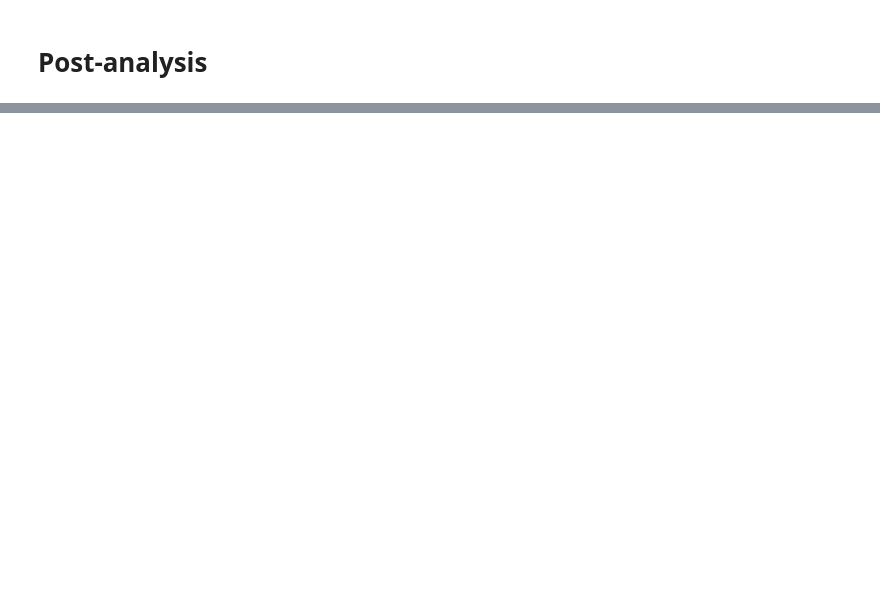
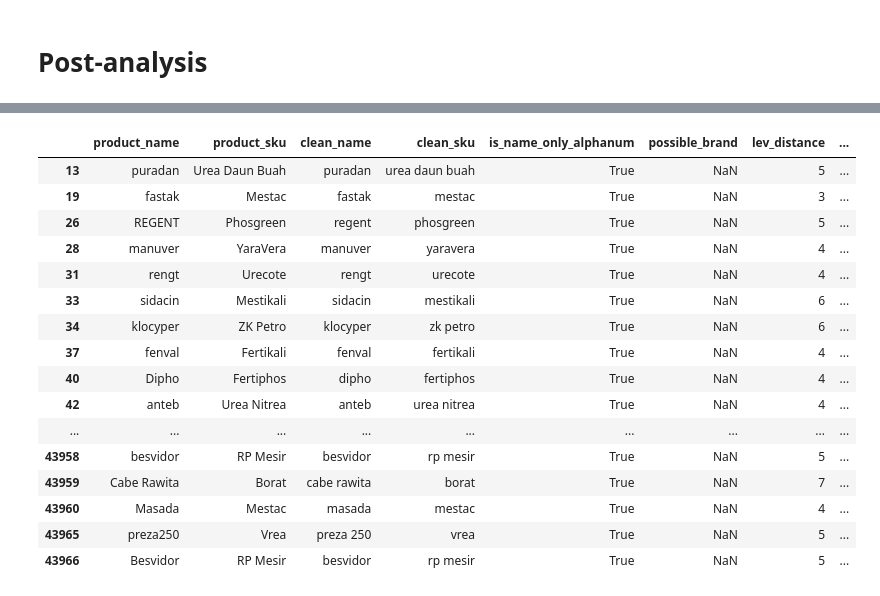
Before and after one commit to hyperforest/dsw-party-parrot, a Jupyter notebook: notebook-01.ipynb, the cells around one changed output, grey strips where cells are left out. Drawn from its saved outputs; the diff is of its cells as text; code cells hidden in the pictures; blank space fills up the shorter version.

```diff
--- a/notebook-01.ipynb
+++ b/notebook-01.ipynb
@@ -366,0 +297,26 @@ final_res
+# %%
+cond = (
+      (final_res.possible_brand.notnull() & (final_res.fuzzy_ratio >= 54))
+    | (final_res.possible_brand.isnull()  & (final_res.fuzzy_ratio >= 70))
+)
+
+# final_res[cond]
+final_res[final_res.possible_brand.isnull() & (final_res.fuzzy_ratio.between(60, 69))].iloc[list(range(10)) + list(range(-10, 0))]
+# %% [output]
+|  | product_name | product_sku | clean_name | clean_sku | is_name_only_alphanum | possible_brand | lev_distance | ... |
+| 13 | puradan | Urea Daun Buah | puradan | urea daun buah | True | NaN | 5 | ... |
+| 19 | fastak | Mestac | fastak | mestac | True | NaN | 3 | ... |
+| 26 | REGENT | Phosgreen | regent | phosgreen | True | NaN | 5 | ... |
+| 28 | manuver | YaraVera | manuver | yaravera | True | NaN | 4 | ... |
+| 31 | rengt | Urecote | rengt | urecote | True | NaN | 4 | ... |
+| 33 | sidacin | Mestikali | sidacin | mestikali | True | NaN | 6 | ... |
+| 34 | klocyper | ZK Petro | klocyper | zk petro | True | NaN | 6 | ... |
+| 37 | fenval | Fertikali | fenval | fertikali | True | NaN | 4 | ... |
+| 40 | Dipho | Fertiphos | dipho | fertiphos | True | NaN | 4 | ... |
+| 42 | anteb | Urea Nitrea | anteb | urea nitrea | True | NaN | 4 | ... |
+| ... | ... | ... | ... | ... | ... | ... | ... | ... |
+| 43958 | besvidor | RP Mesir | besvidor | rp mesir | True | NaN | 5 | ... |
+| 43959 | Cabe Rawita | Borat | cabe rawita | borat | True | NaN | 7 | ... |
+| 43960 | Masada | Mestac | masada | mestac | True | NaN | 4 | ... |
+| 43965 | preza250 | Vrea | preza 250 | vrea | True | NaN | 5 | ... |
+| 43966 | Besvidor | RP Mesir | besvidor | rp mesir | True | NaN | 5 | ... |
```
Also changed, not shown: parts of 11 cells of this notebook, 2 other files.
